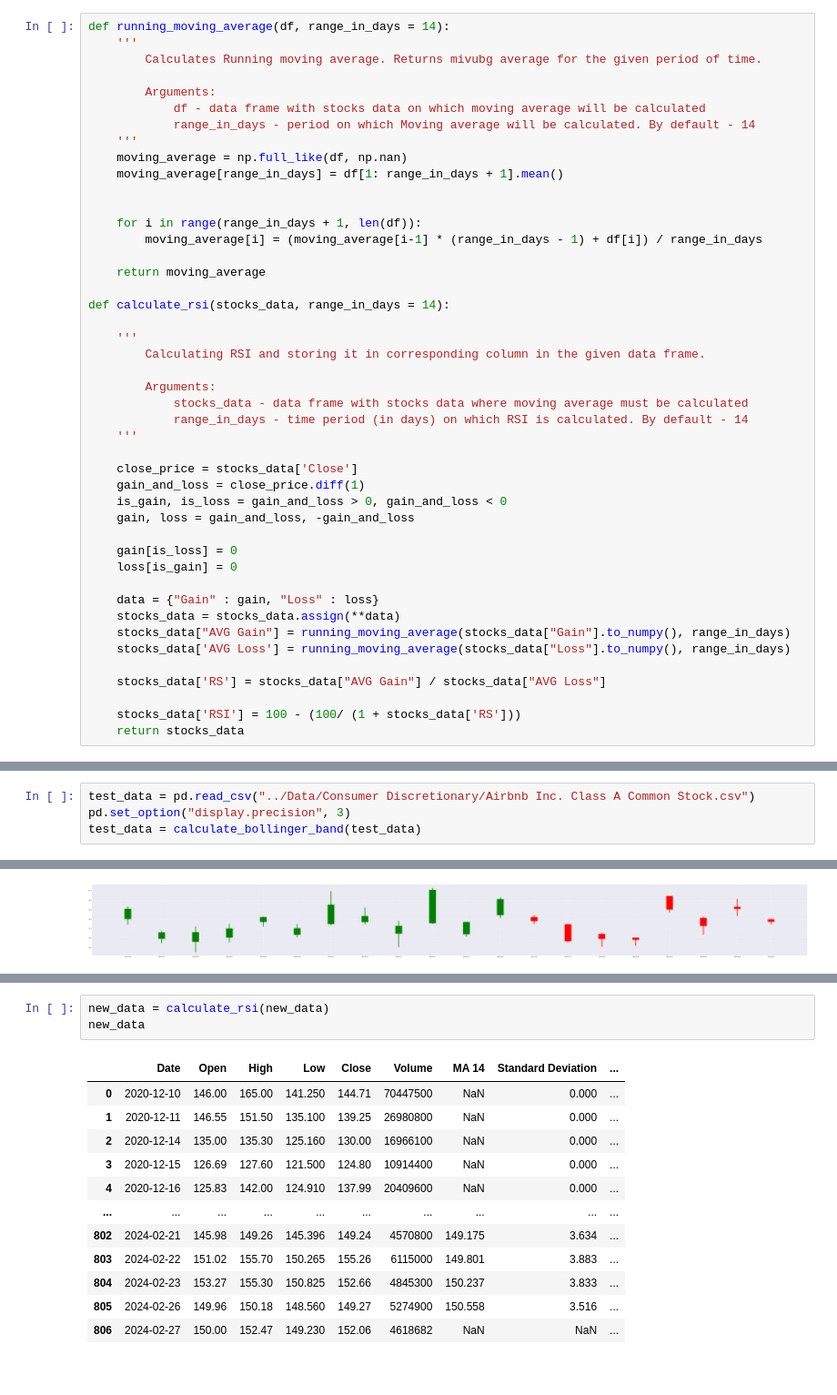
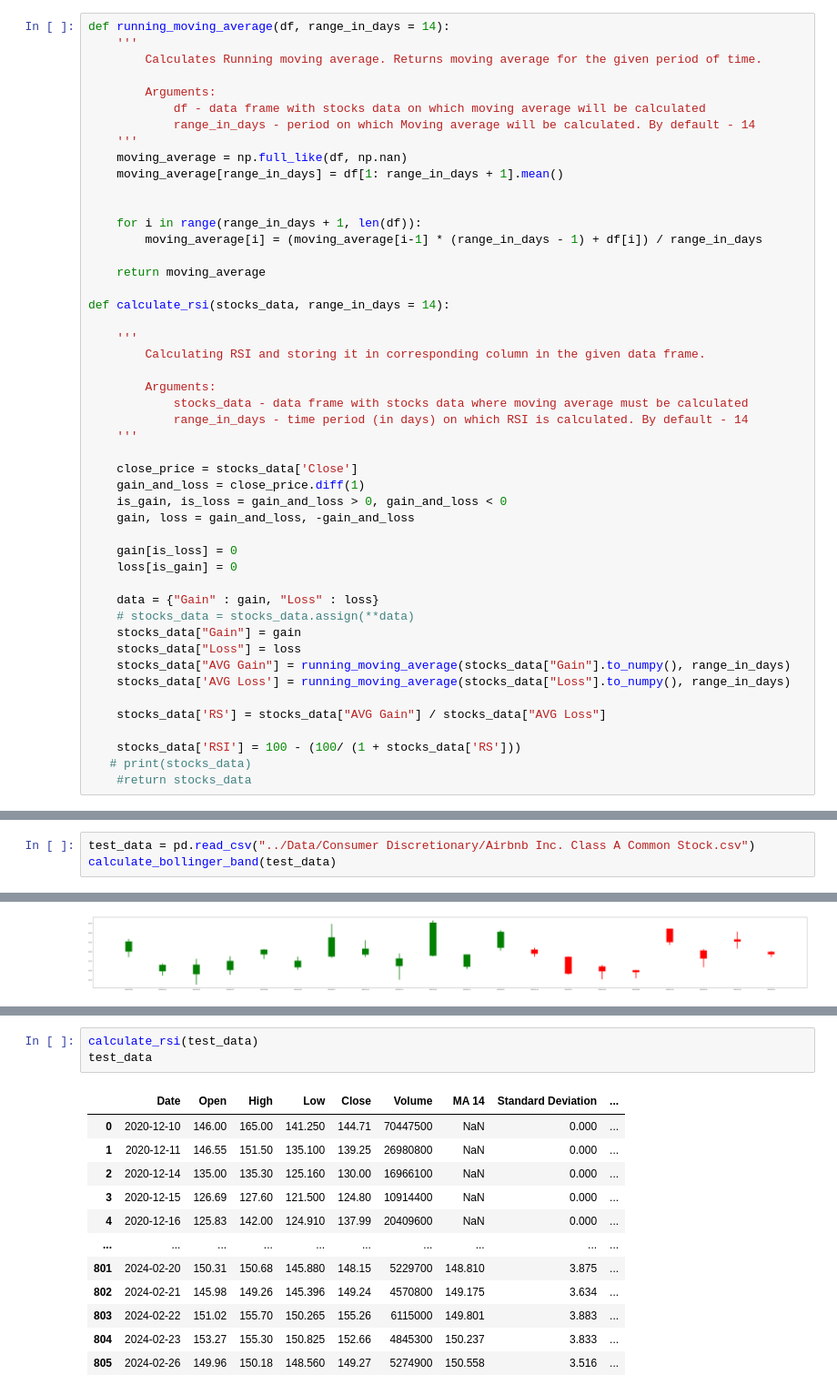
Before and after one commit to D-Voronkov-Official/Stocks-Price-Prediction-Program, a Jupyter notebook: Machine Learning Data Gathering/Scripts/Moving Average + Bollinger bands.ipynb, the cells around one changed output, grey strips where cells are left out. Shown at 91% size. Saved outputs shown, nothing was run; the diff lists cells and outputs as text.

```diff
--- a/Machine Learning Data Gathering/Scripts/Moving Average + Bollinger bands.ipynb
+++ b/Machine Learning Data Gathering/Scripts/Moving Average + Bollinger bands.ipynb
@@ -143,7 +148,7 @@ def create_plot_with_MA_and_BB(df, day_range = 14):
 # %%
 def running_moving_average(df, range_in_days = 14):
     '''
-        Calculates Running moving average. Returns mivubg average for the given period of time.
+        Calculates Running moving average. Returns moving average for the given period of time.
 
         Arguments:
             df - data frame with stocks data on which moving average will be calculated
@@ -177,14 +182,17 @@ def calculate_rsi(stocks_data, range_in_days = 14):
     loss[is_gain] = 0
 
     data = {"Gain" : gain, "Loss" : loss}
-    stocks_data = stocks_data.assign(**data)
+    # stocks_data = stocks_data.assign(**data)
+    stocks_data["Gain"] = gain
+    stocks_data["Loss"] = loss
     stocks_data["AVG Gain"] = running_moving_average(stocks_data["Gain"].to_numpy(), range_in_days)
     stocks_data['AVG Loss'] = running_moving_average(stocks_data["Loss"].to_numpy(), range_in_days)
 
     stocks_data['RS'] = stocks_data["AVG Gain"] / stocks_data["AVG Loss"]
 
     stocks_data['RSI'] = 100 - (100/ (1 + stocks_data['RS']))
-    return stocks_data
+   # print(stocks_data)
+    #return stocks_data
 # %% [markdown]
 ------------------------------------------------------------
 # %% [markdown]
@@ -212,6 +226,5 @@ def calculate_atr(stocks_data, day_range = 14):
 <h1><center>Functionality Testing<center/></h1>
 # %%
 test_data = pd.read_csv("../Data/Consumer Discretionary/Airbnb Inc. Class A Common Stock.csv")
-pd.set_option("display.precision", 3)
-test_data = calculate_bollinger_band(test_data)
+calculate_bollinger_band(test_data)
 # %%
@@ -279,16 +275,16 @@ new_data = calculate_atr(new_data, 14)
 # %%
-new_data = calculate_rsi(new_data)
-new_data
+calculate_rsi(test_data)
+test_data
 # %% [output]
 |  | Date | Open | High | Low | Close | Volume | MA 14 | Standard Deviation | ... |
 | 0 | 2020-12-10 | 146.00 | 165.00 | 141.250 | 144.71 | 70447500 | NaN | 0.000 | ... |
 | 1 | 2020-12-11 | 146.55 | 151.50 | 135.100 | 139.25 | 26980800 | NaN | 0.000 | ... |
 | 2 | 2020-12-14 | 135.00 | 135.30 | 125.160 | 130.00 | 16966100 | NaN | 0.000 | ... |
 | 3 | 2020-12-15 | 126.69 | 127.60 | 121.500 | 124.80 | 10914400 | NaN | 0.000 | ... |
 | 4 | 2020-12-16 | 125.83 | 142.00 | 124.910 | 137.99 | 20409600 | NaN | 0.000 | ... |
 | ... | ... | ... | ... | ... | ... | ... | ... | ... | ... |
+| 801 | 2024-02-20 | 150.31 | 150.68 | 145.880 | 148.15 | 5229700 | 148.810 | 3.875 | ... |
 | 802 | 2024-02-21 | 145.98 | 149.26 | 145.396 | 149.24 | 4570800 | 149.175 | 3.634 | ... |
 | 803 | 2024-02-22 | 151.02 | 155.70 | 150.265 | 155.26 | 6115000 | 149.801 | 3.883 | ... |
 | 804 | 2024-02-23 | 153.27 | 155.30 | 150.825 | 152.66 | 4845300 | 150.237 | 3.833 | ... |
 | 805 | 2024-02-26 | 149.96 | 150.18 | 148.560 | 149.27 | 5274900 | 150.558 | 3.516 | ... |
-| 806 | 2024-02-27 | 150.00 | 152.47 | 149.230 | 152.06 | 4618682 | NaN | NaN | ... |
```
Also changed, not shown: parts of 16 cells of this notebook.
